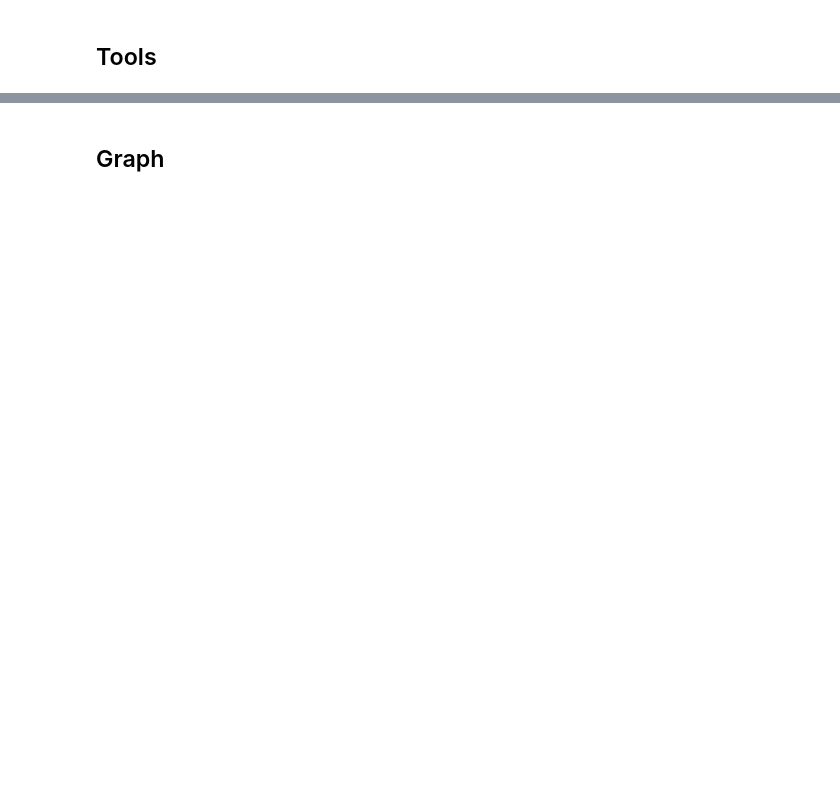
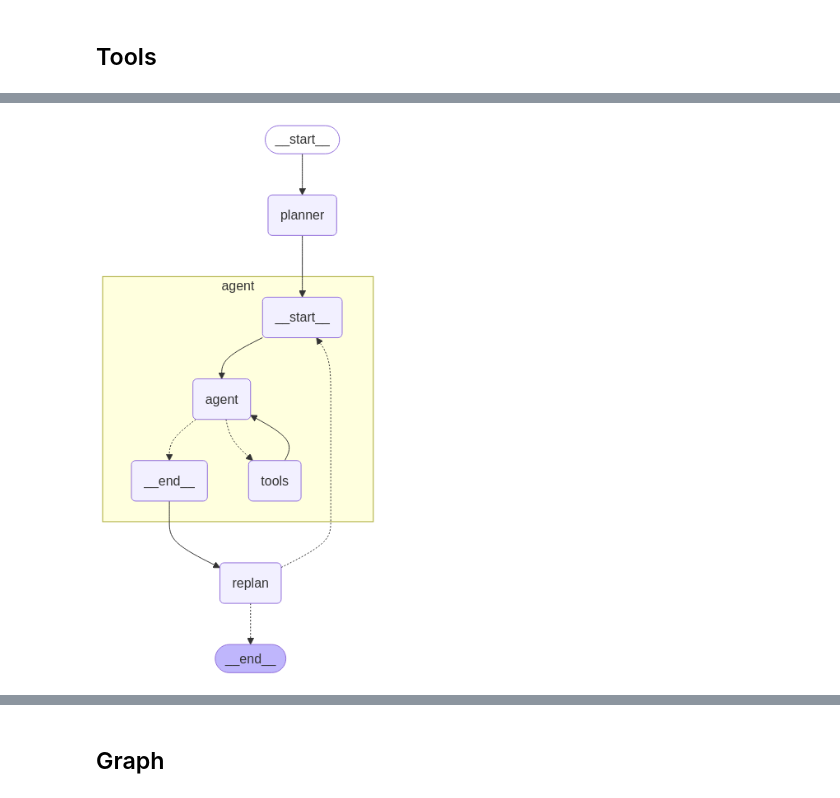
Before and after one commit to bala-guhan/Code-assist-Agent, a Jupyter notebook: code_assist_agent.ipynb, the cells around one changed output, grey strips where cells are left out. Saved outputs shown, nothing was run; the diff lists cells and outputs as text; code cells hidden in the pictures; blank space fills up the shorter version.

Commit message:
planning and replanning agent

```diff
--- a/code_assist_agent.ipynb
+++ b/code_assist_agent.ipynb
@@ -157,3 +159,10 @@ def write_html(path: str = "", content: str = "") -> str:
         return "File written successfully"
     except Exception as e:
         return str(e)
+# %%
+tools = [we_search, check_cwd, change_cwd, search_file, list_files, read_file, write_file, create_file, delete, rewrite_file, create_directory, write_html]
+
+tools_by_name = {tool.name: tool.description for tool in tools}
+# tools_by_name = {tool.name: tool for tool in tools}
+
+llm_with_tools = llm.bind_tools(tools)
@@ -159,0 +358,39 @@ def write_html(path: str = "", content: str = "") -> str:
+# %%
+from langgraph.graph import StateGraph, START
+
+workflow = StateGraph(PlanExecute)
+
+# Add the plan node
+workflow.add_node("planner", plan_step)
+
+# Add the execution step
+workflow.add_node("agent", execute_step)
+
+# Add a replan node
+workflow.add_node("replan", replan_step)
+
+workflow.add_edge(START, "planner")
+
+# From plan we go to agent
+workflow.add_edge("planner", "agent")
+
+# From agent, we replan
+workflow.add_edge("agent", "replan")
+
+workflow.add_conditional_edges(
+    "replan",
+    # Next, we pass in the function that will determine which node is called next.
+    should_end,
+    ["agent", END],
+)
+
+# Finally, we compile it!
+# This compiles it into a LangChain Runnable,
+# meaning you can use it as you would any other runnable
+app = workflow.compile()
+# %%
+from IPython.display import Image, display
+
+display(Image(app.get_graph(xray=True).draw_mermaid_png()))
+# %% [output]
+[figure, added]
```
Also changed, not shown: parts of 17 cells of this notebook.
